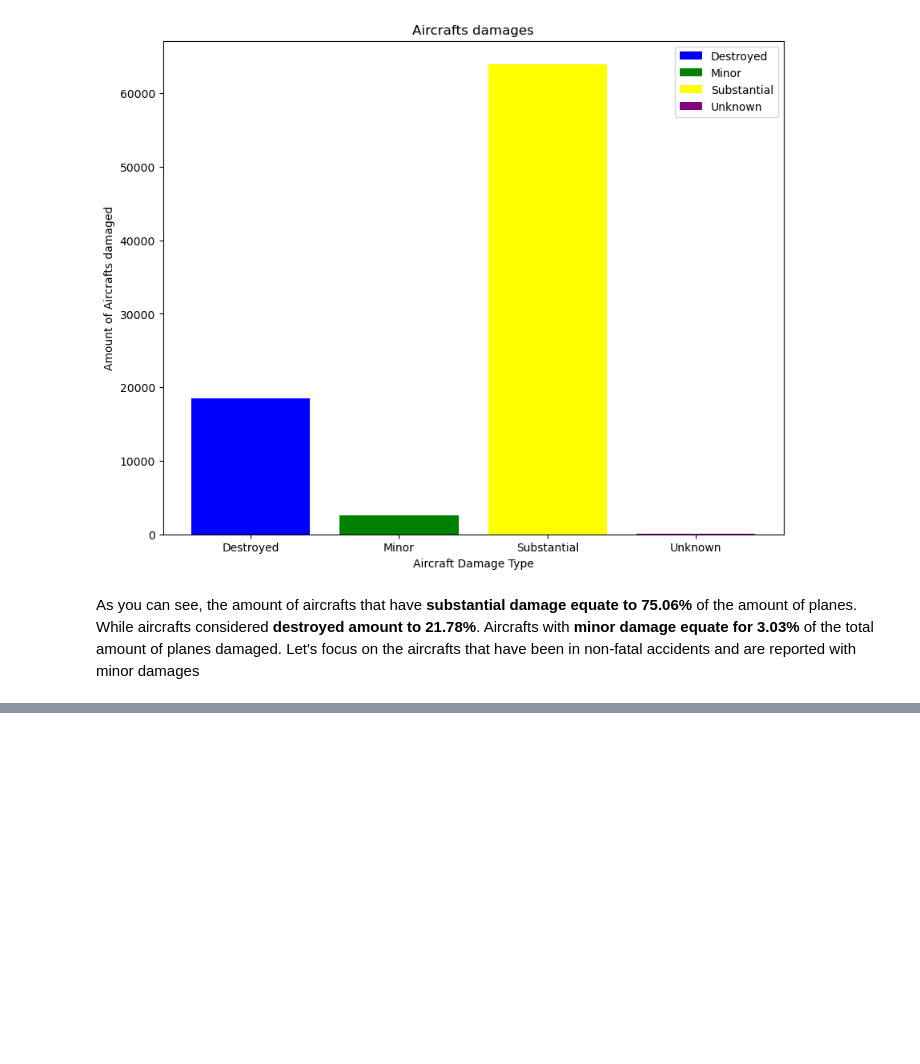
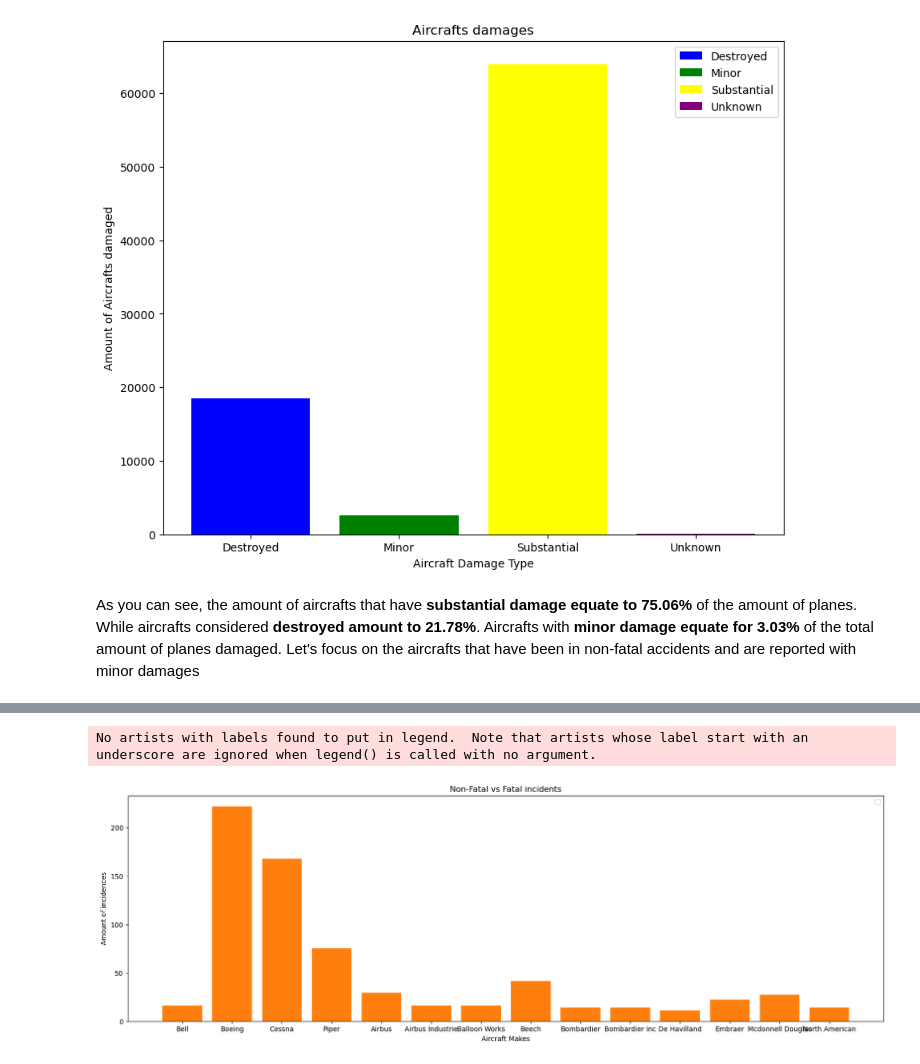
Before and after one commit to omendez930/Aircraft_purchase_analysis, a Jupyter notebook: Index.ipynb, the cells around one changed output, grey strips where cells are left out. Cells and saved outputs as stored; diff of their text form; code cells hidden in the pictures; blank space fills up the shorter version.

```diff
--- a/Index.ipynb
+++ b/Index.ipynb
@@ -375,0 +604,3 @@ Based on the definitions provided by the NTSB and FAA:
+# %%
+fatal_injured = data[data['Injury.Severity'] == 'Fatal']
+fatal_injured
@@ -375,0 +621,2 @@ Based on the definitions provided by the NTSB and FAA:
+# %%
+minor_fatal_damage = fatal_injured[fatal_injured['Aircraft.damage'] == 'Minor']
@@ -375,0 +663,3 @@ Based on the definitions provided by the NTSB and FAA:
+# %%
+fatal_minor_aircrafts = minor_fatal_damage.groupby(['Make','Injury.Severity','Aircraft.damage']).agg(Count=('Aircraft.damage', 'size')).reset_index()
+fatal_minor_aircrafts
@@ -375,0 +684,18 @@ Based on the definitions provided by the NTSB and FAA:
+# %%
+fatal_make_over_5_count =fatal_minor_aircrafts[fatal_minor_aircrafts['Count'] > 5]
+# %%
+fig, ax = plt.subplots(figsize=(20,6))
+
+# ax.scatter(fatal_make_over_5_count['Make'], fatal_make_over_5_count['Count'], marker='o', color='red')
+# ax.scatter(make_over_10['Make'], make_over_10['Count'], marker='o', color='green')
+ax.bar(fatal_make_over_5_count['Make'], fatal_make_over_5_count['Count'])
+ax.bar(make_over_10['Make'], make_over_10['Count'])
+ax.set_xlabel('Aircraft Makes')
+ax.set_ylabel('Amount of incidences')
+ax.set_title('Non-Fatal vs Fatal incidents')
+ax.legend()
+# ax.set_xticks(fatal_make_over_5_count['Make'],rotation=50)
+plt.show();
+# %% [output]
+No artists with labels found to put in legend.  Note that artists whose label start with an underscore are ignored when legend() is called with no argument.
+[figure, added]
```
Also changed, not shown: parts of 38 cells of this notebook.
